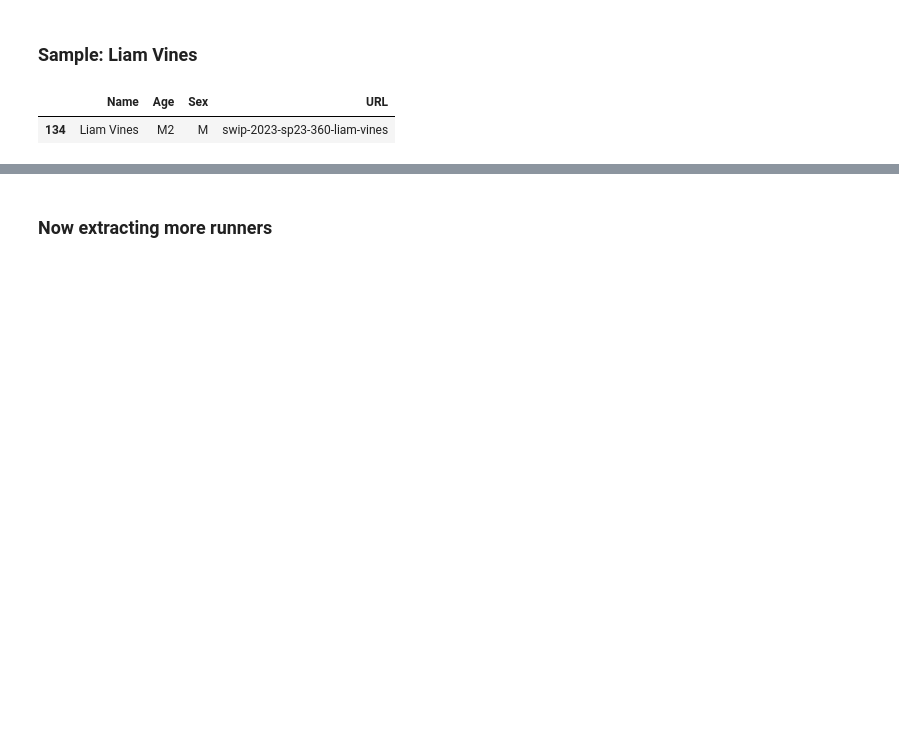
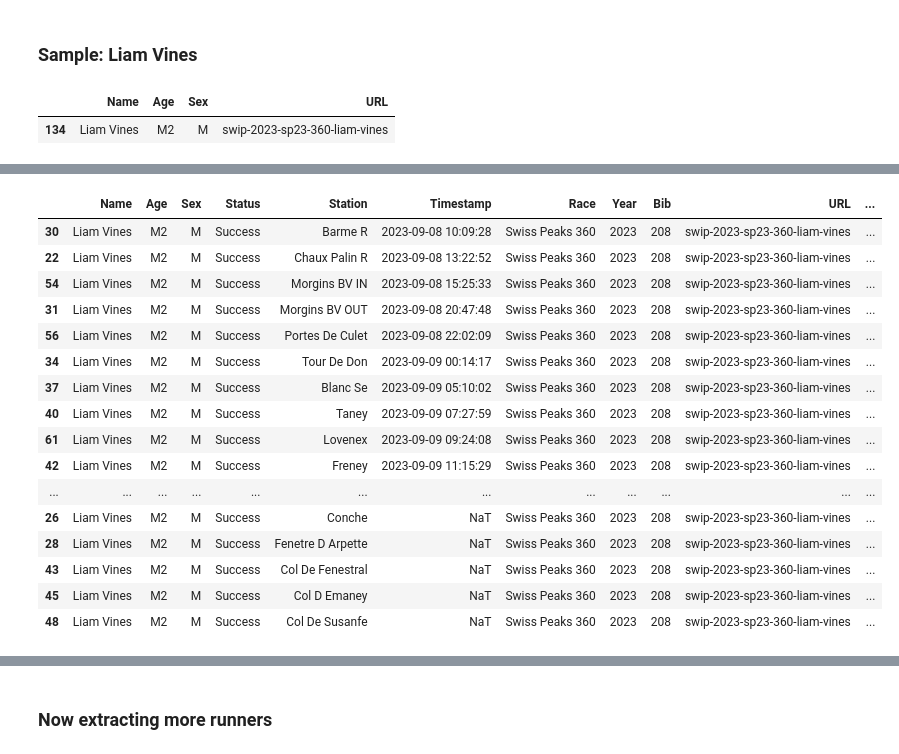
Before and after one commit to kjonina/SwissPeaks, a Jupyter notebook: Stage 2 - Scraping SwissPeaks 2023 Data.ipynb, the cells around one changed output, grey strips where cells are left out. Cells and saved outputs as stored; diff of their text form; code cells hidden in the pictures; blank space fills up the shorter version.

```diff
--- a/Stage 2 - Scraping SwissPeaks 2023 Data.ipynb
+++ b/Stage 2 - Scraping SwissPeaks 2023 Data.ipynb
@@ -223,2 +228,24 @@ vines_df.head()
 | 3 | Liam Vines | M2 | M | Success | Hiischi | 2023-09-03 08:07:03 | Swiss Peaks 360 | 2023 | 208 | swip-2023-sp23-360-liam-vines | ... |
 | 4 | Liam Vines | M2 | M | Success | Mosbode | NaT | Swiss Peaks 360 | 2023 | 208 | swip-2023-sp23-360-liam-vines | ... |
+# %%
+vines_df = vines_df.sort_values(by = 'Timestamp',  ascending = True)
+# vines_df['Station'].unique()
+vines_df.tail(20)
+# %% [output]
+|  | Name | Age | Sex | Status | Station | Timestamp | Race | Year | Bib | URL | ... |
+| 30 | Liam Vines | M2 | M | Success | Barme R | 2023-09-08 10:09:28 | Swiss Peaks 360 | 2023 | 208 | swip-2023-sp23-360-liam-vines | ... |
+| 22 | Liam Vines | M2 | M | Success | Chaux Palin R | 2023-09-08 13:22:52 | Swiss Peaks 360 | 2023 | 208 | swip-2023-sp23-360-liam-vines | ... |
+| 54 | Liam Vines | M2 | M | Success | Morgins BV IN | 2023-09-08 15:25:33 | Swiss Peaks 360 | 2023 | 208 | swip-2023-sp23-360-liam-vines | ... |
+| 31 | Liam Vines | M2 | M | Success | Morgins BV OUT | 2023-09-08 20:47:48 | Swiss Peaks 360 | 2023 | 208 | swip-2023-sp23-360-liam-vines | ... |
+| 56 | Liam Vines | M2 | M | Success | Portes De Culet | 2023-09-08 22:02:09 | Swiss Peaks 360 | 2023 | 208 | swip-2023-sp23-360-liam-vines | ... |
+| 34 | Liam Vines | M2 | M | Success | Tour De Don | 2023-09-09 00:14:17 | Swiss Peaks 360 | 2023 | 208 | swip-2023-sp23-360-liam-vines | ... |
+| 37 | Liam Vines | M2 | M | Success | Blanc Se | 2023-09-09 05:10:02 | Swiss Peaks 360 | 2023 | 208 | swip-2023-sp23-360-liam-vines | ... |
+| 40 | Liam Vines | M2 | M | Success | Taney | 2023-09-09 07:27:59 | Swiss Peaks 360 | 2023 | 208 | swip-2023-sp23-360-liam-vines | ... |
+| 61 | Liam Vines | M2 | M | Success | Lovenex | 2023-09-09 09:24:08 | Swiss Peaks 360 | 2023 | 208 | swip-2023-sp23-360-liam-vines | ... |
+| 42 | Liam Vines | M2 | M | Success | Freney | 2023-09-09 11:15:29 | Swiss Peaks 360 | 2023 | 208 | swip-2023-sp23-360-liam-vines | ... |
+| ... | ... | ... | ... | ... | ... | ... | ... | ... | ... | ... | ... |
+| 26 | Liam Vines | M2 | M | Success | Conche | NaT | Swiss Peaks 360 | 2023 | 208 | swip-2023-sp23-360-liam-vines | ... |
+| 28 | Liam Vines | M2 | M | Success | Fenetre D Arpette | NaT | Swiss Peaks 360 | 2023 | 208 | swip-2023-sp23-360-liam-vines | ... |
+| 43 | Liam Vines | M2 | M | Success | Col De Fenestral | NaT | Swiss Peaks 360 | 2023 | 208 | swip-2023-sp23-360-liam-vines | ... |
+| 45 | Liam Vines | M2 | M | Success | Col D Emaney | NaT | Swiss Peaks 360 | 2023 | 208 | swip-2023-sp23-360-liam-vines | ... |
+| 48 | Liam Vines | M2 | M | Success | Col De Susanfe | NaT | Swiss Peaks 360 | 2023 | 208 | swip-2023-sp23-360-liam-vines | ... |
```
Also changed, not shown: parts of 14 cells of this notebook, 4 other files.
